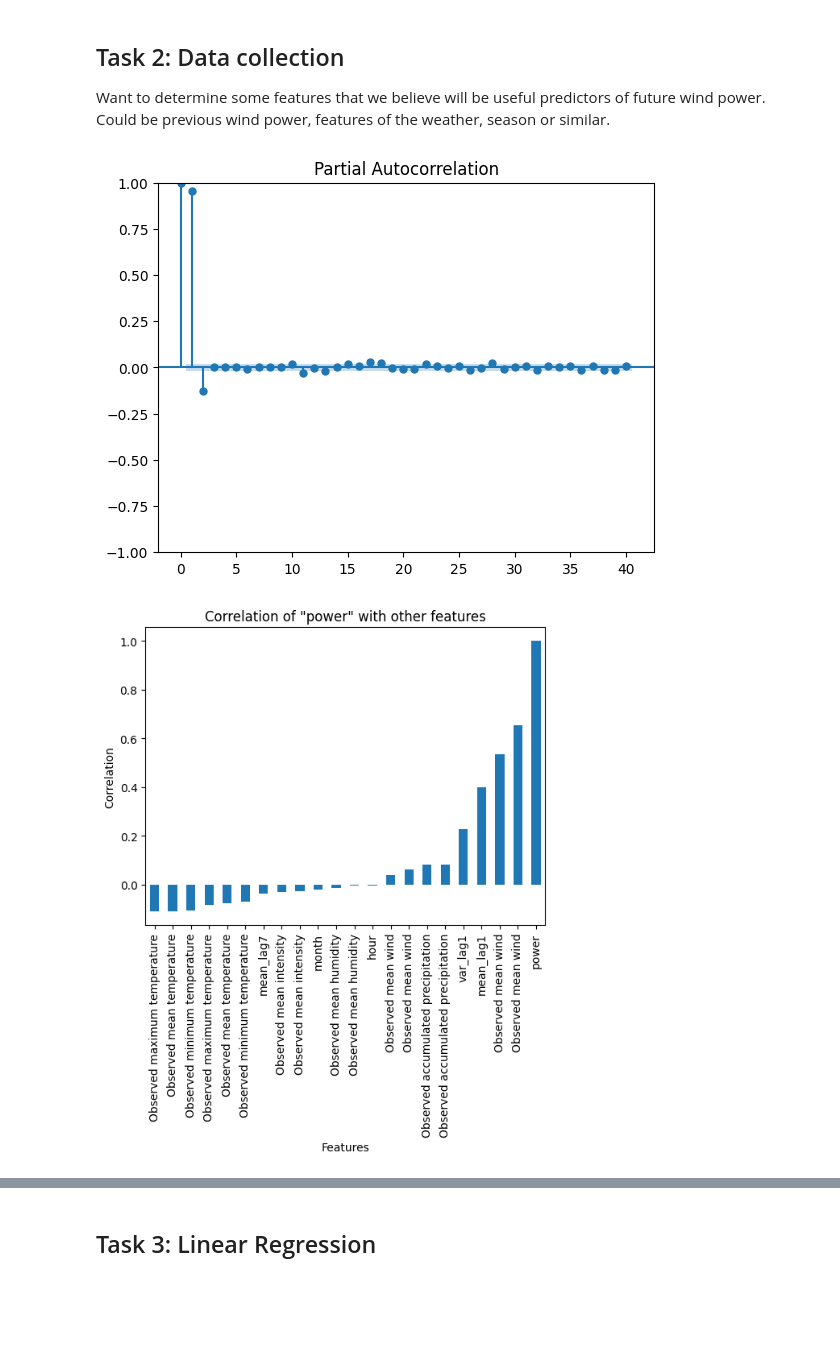
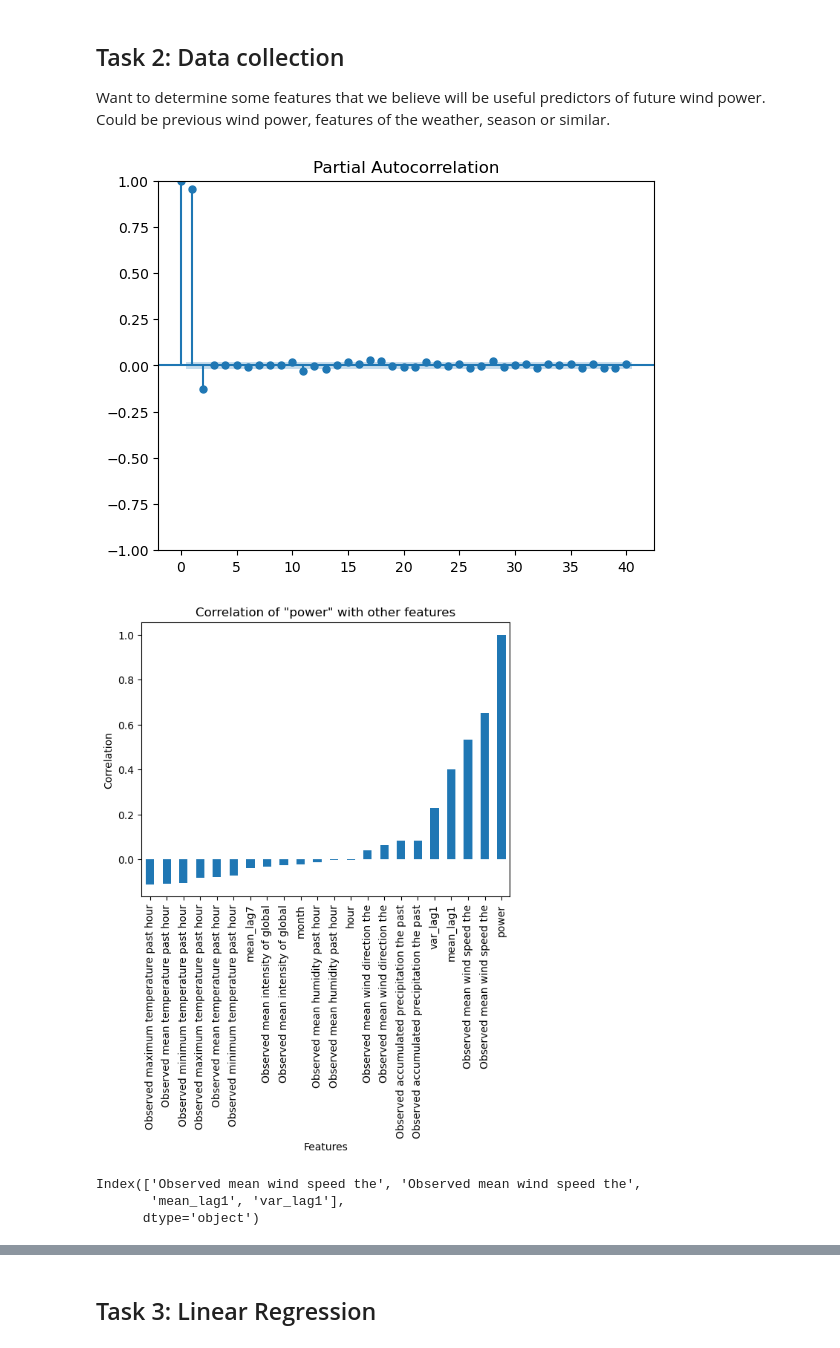
Before and after one commit to JacobSkaarup/46765_assignment1, a Jupyter notebook: main.ipynb, the cells around one changed output, grey strips where cells are left out. Saved outputs shown, nothing was run; the diff lists cells and outputs as text; code cells hidden in the pictures; blank space fills up the shorter version.

```diff
--- a/main.ipynb
+++ b/main.ipynb
@@ -146,46 +133,49 @@ plt.show()
 data = pd.merge(production, weather, left_index=True, right_index=True)
 
 # Shorten the column names to first three words
-data.columns = data.columns.str.split().str[:3].str.join(' ')
+data.columns = data.columns.str.split().str[:5].str.join(' ')
 
 ### Add more potential features ###
 # Add hour, day and month as features. Might test later with one-hot encoding
 data['hour'] = data.index.hour
 data['month'] = data.index.month
 
 # Add mean power production the day before as feature
 daily_mean_power = data['power'].resample('D').mean()
 mean_lag1 = daily_mean_power.shift(1)
 data['mean_lag1'] = data.index.normalize().map(mean_lag1)
 
 # Add variance of power production the day before as feature
 daily_var_power = data['power'].resample('D').var()
 var_lag1 = daily_var_power.shift(1)
 data['var_lag1'] = data.index.normalize().map(var_lag1)
 
 # Add mean power production the week before as feature
 weekly_mean_power = data['power'].resample('W').mean()
 mean_lag7 = weekly_mean_power.shift(1)
 data['mean_lag7'] = data.index.normalize().map(mean_lag7)
 
 
 data.corr().iloc[:, 0].sort_values().plot(kind='bar')
 plt.title('Correlation of "power" with other features')
 plt.xlabel('Features')
 plt.ylabel('Correlation')
 plt.xticks(rotation=90)
 plt.show()
 # %% [output]
-[figure, old version]
+[figure, new version]
-[figure, old version]
+[figure, new version]
 # %%
-import numpy as np
-from sklearn.preprocessing import StandardScaler
+# Drop rows with missing values
+data.dropna(inplace=True)
+features = data.drop(columns = 'power')
 
+# Select features with correlation > 0.2
+x = features.iloc[:,  (np.abs(data.corr().iloc[1:, 0]) > 0.2).values]
+y = data['power'][x.index]
 
-# Choose relevant features
-x = np.arange(1000).reshape(-1,1) # Dummy data
-y = x + np.random.rand(1000).reshape(-1,1) # Dummy data
+# Print selected features
+print(x.columns)
 
 # Scale data
 scaler = StandardScaler()
@@ -199,3 +189,7 @@ split_fraction = 0.8
 split_index = int(len(x) * split_fraction)
 X_train, X_test = X[:split_index], X[split_index:]
 y_train, y_test = y[:split_index], y[split_index:]
+# %% [output]
+Index(['Observed mean wind speed the', 'Observed mean wind speed the',
+       'mean_lag1', 'var_lag1'],
+      dtype='object')
```
Also changed, not shown: parts of 2 cells of this notebook.
